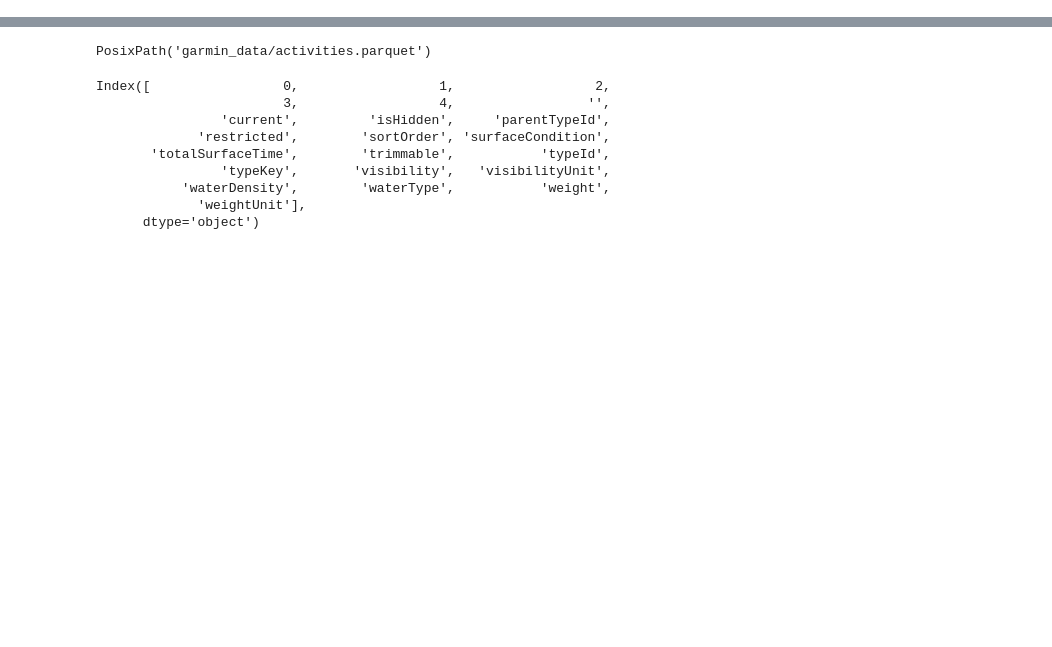
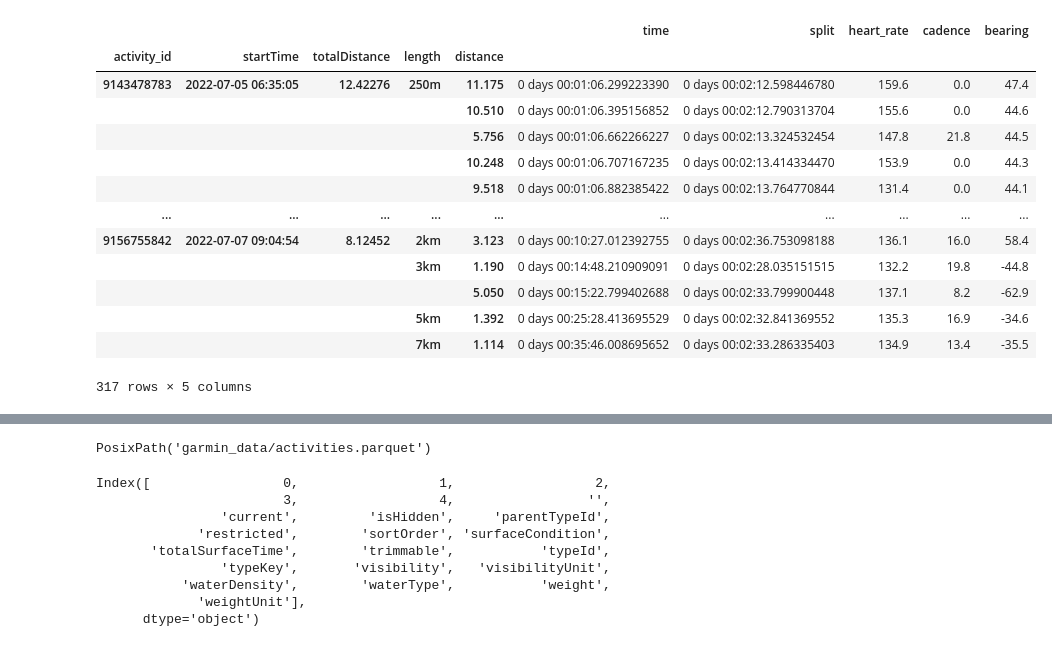
Before and after one commit to matthewghgriffiths/rowing, a Jupyter notebook: garmin.ipynb, the cells around one changed output, grey strips where cells are left out. Cells and saved outputs as stored; diff of their text form; code cells hidden in the pictures; blank space fills up the shorter version.

```diff
--- a/garmin.ipynb
+++ b/garmin.ipynb
@@ -27,0 +116,28 @@ activities = garmin.run([
+# %%
+times = each_activity.apply(
+        lambda x: splits.find_all_best_times(
+            x.droplevel(0),
+            cols=cols
+        )
+).join(activity_info).reset_index().sort_values(
+    ["startTime", "length", "split"],
+    key=lambda s: s.map(splits.distance_to_km)
+    if s.name == 'length' else s
+).set_index(
+    [activity_id, 'startTime', 'totalDistance', 'length', 'distance']
+)
+# %% [output]
+|  |  |  |  |  | time | split | heart_rate | cadence | bearing |
+| activity_id | startTime | totalDistance | length | distance |  |  |  |  |  |
+| 9143478783 | 2022-07-05 06:35:05 | 12.42276 | 250m | 11.175 | 0 days 00:01:06.299223390 | 0 days 00:02:12.598446780 | 159.6 | 0.0 | 47.4 |
+|  |  |  |  | 10.510 | 0 days 00:01:06.395156852 | 0 days 00:02:12.790313704 | 155.6 | 0.0 | 44.6 |
+|  |  |  |  | 5.756 | 0 days 00:01:06.662266227 | 0 days 00:02:13.324532454 | 147.8 | 21.8 | 44.5 |
+|  |  |  |  | 10.248 | 0 days 00:01:06.707167235 | 0 days 00:02:13.414334470 | 153.9 | 0.0 | 44.3 |
+|  |  |  |  | 9.518 | 0 days 00:01:06.882385422 | 0 days 00:02:13.764770844 | 131.4 | 0.0 | 44.1 |
+| ... | ... | ... | ... | ... | ... | ... | ... | ... | ... |
+| 9156755842 | 2022-07-07 09:04:54 | 8.12452 | 2km | 3.123 | 0 days 00:10:27.012392755 | 0 days 00:02:36.753098188 | 136.1 | 16.0 | 58.4 |
+|  |  |  | 3km | 1.190 | 0 days 00:14:48.210909091 | 0 days 00:02:28.035151515 | 132.2 | 19.8 | -44.8 |
+|  |  |  |  | 5.050 | 0 days 00:15:22.799402688 | 0 days 00:02:33.799900448 | 137.1 | 8.2 | -62.9 |
+|  |  |  | 5km | 1.392 | 0 days 00:25:28.413695529 | 0 days 00:02:32.841369552 | 135.3 | 16.9 | -34.6 |
+|  |  |  | 7km | 1.114 | 0 days 00:35:46.008695652 | 0 days 00:02:33.286335403 | 134.9 | 13.4 | -35.5 |
+317 rows × 5 columns
```
Also changed, not shown: parts of 15 cells of this notebook, 10 other files.
